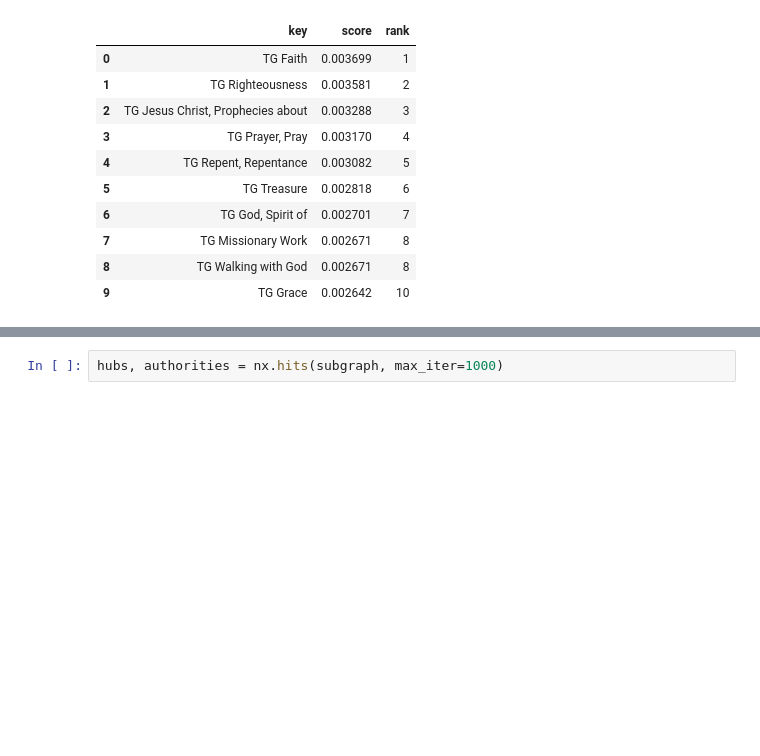
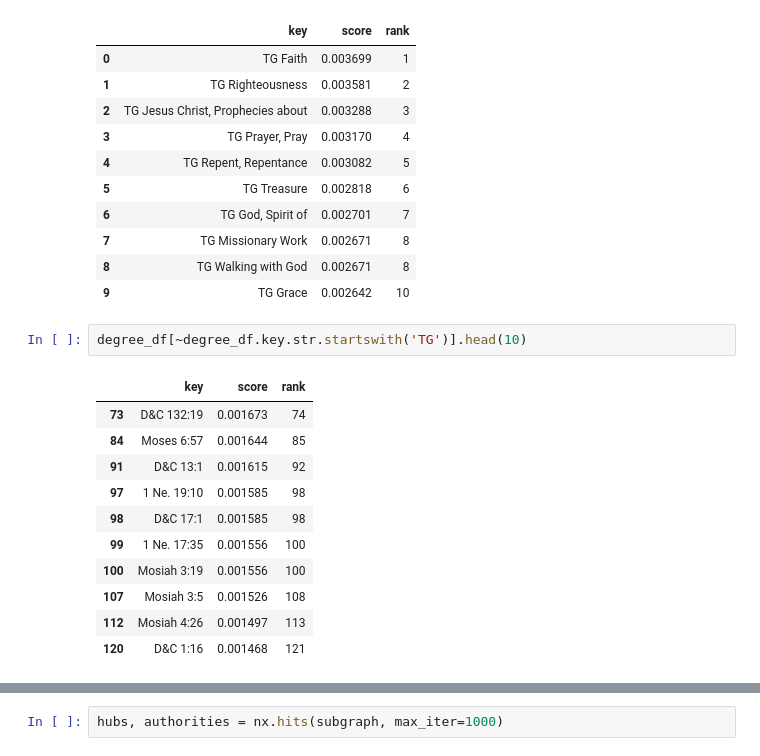
Before and after one commit to skearnes/scripture-graph, a Jupyter notebook: posts/2021-01-08/post.ipynb, the cells around one changed output, grey strips where cells are left out. Drawn from its saved outputs; the diff is of its cells as text; blank space fills up the shorter version.

```diff
--- a/posts/2021-01-08/post.ipynb
+++ b/posts/2021-01-08/post.ipynb
@@ -304,4 +304,18 @@ degree_df.head(10)
 | 7 | TG Missionary Work | 0.002671 | 8 |
 | 8 | TG Walking with God | 0.002671 | 8 |
 | 9 | TG Grace | 0.002642 | 10 |
+# %%
+degree_df[~degree_df.key.str.startswith('TG')].head(10)
+# %% [output]
+|  | key | score | rank |
+| 73 | D&C 132:19 | 0.001673 | 74 |
+| 84 | Moses 6:57 | 0.001644 | 85 |
+| 91 | D&C 13:1 | 0.001615 | 92 |
+| 97 | 1 Ne. 19:10 | 0.001585 | 98 |
+| 98 | D&C 17:1 | 0.001585 | 98 |
+| 99 | 1 Ne. 17:35 | 0.001556 | 100 |
+| 100 | Mosiah 3:19 | 0.001556 | 100 |
+| 107 | Mosiah 3:5 | 0.001526 | 108 |
+| 112 | Mosiah 4:26 | 0.001497 | 113 |
+| 120 | D&C 1:16 | 0.001468 | 121 |
 # %%
```
Also changed, not shown: parts of 6 cells of this notebook.
